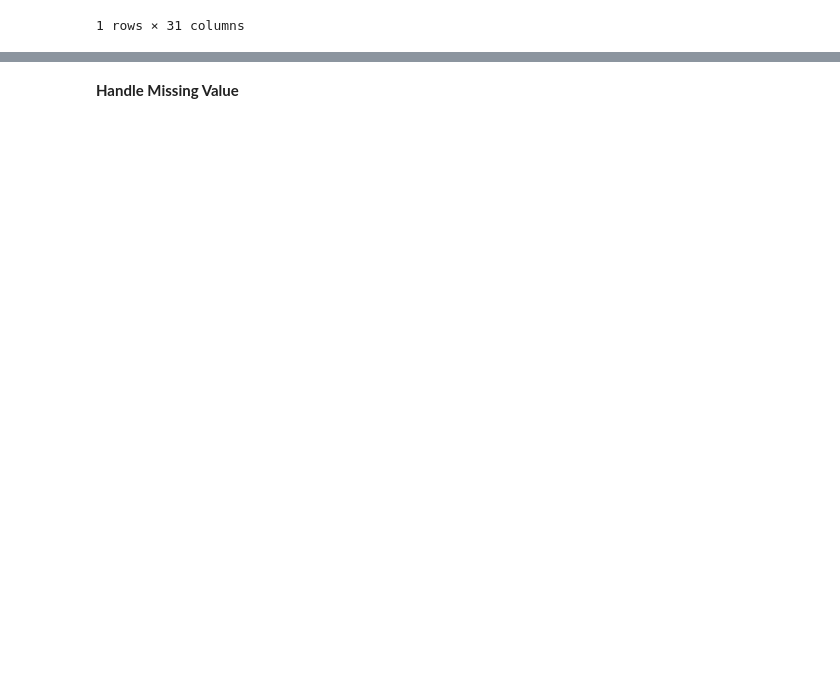
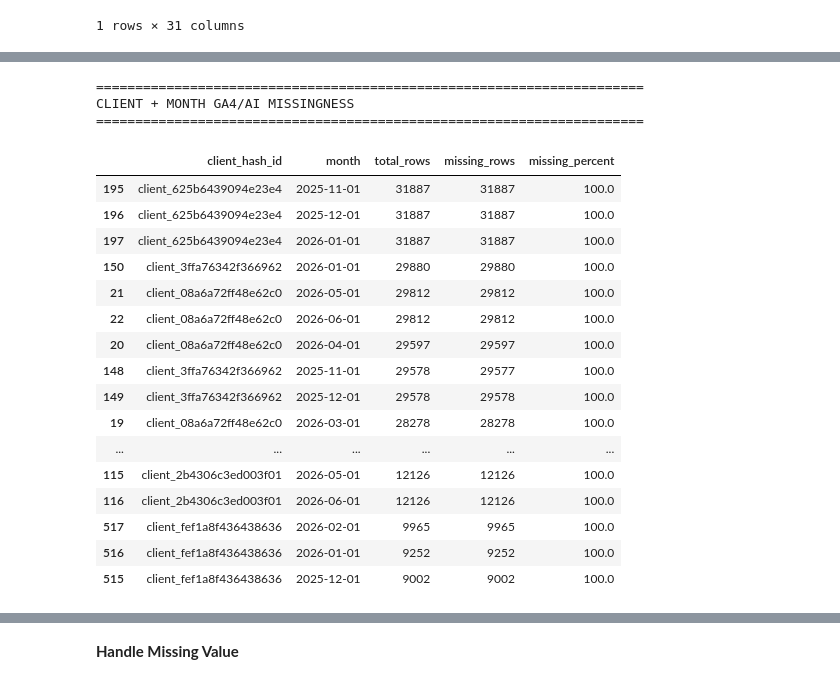
Before and after one commit to MuhammadOkasha004/flyrank-ml-internship-work, a Jupyter notebook: work/notebooks/w03_feature_leakage_check.ipynb, the cells around one changed output, grey strips where cells are left out. Drawn from its saved outputs; the diff is of its cells as text; code cells hidden in the pictures; blank space fills up the shorter version.

```diff
--- a/work/notebooks/w03_feature_leakage_check.ipynb
+++ b/work/notebooks/w03_feature_leakage_check.ipynb
@@ -160,0 +739,69 @@ display(df_page_month.tail())
+# %%
+# ============================================
+# STEP: Client + Month Missingness Check
+# ============================================
+
+ga4_ai_cols = [
+    "ga4_total_engagement_sec",
+    "sessions_organic",
+    "sessions_ai",
+    "ai_other"
+]
+
+df_check = df_copy.copy()
+
+df_check["ga4_ai_missing"] = (
+    df_check[ga4_ai_cols]
+    .isna()
+    .all(axis=1)
+)
+
+client_month_check = (
+    df_check
+    .groupby(["client_hash_id", "month"])
+    .agg(
+        total_rows=("client_hash_id", "size"),
+        missing_rows=("ga4_ai_missing", "sum")
+    )
+    .reset_index()
+)
+
+client_month_check["missing_percent"] = (
+    client_month_check["missing_rows"]
+    / client_month_check["total_rows"]
+    * 100
+).round(2)
+
+print("=" * 70)
+print("CLIENT + MONTH GA4/AI MISSINGNESS")
+print("=" * 70)
+
+display(
+    client_month_check
+    .sort_values(
+        ["missing_percent", "total_rows"],
+        ascending=[False, False]
+    )
+    .head(30)
+)
+# %% [output]
+======================================================================
+CLIENT + MONTH GA4/AI MISSINGNESS
+======================================================================
+|  | client_hash_id | month | total_rows | missing_rows | missing_percent |
+| 195 | client_625b6439094e23e4 | 2025-11-01 | 31887 | 31887 | 100.0 |
+| 196 | client_625b6439094e23e4 | 2025-12-01 | 31887 | 31887 | 100.0 |
+| 197 | client_625b6439094e23e4 | 2026-01-01 | 31887 | 31887 | 100.0 |
+| 150 | client_3ffa76342f366962 | 2026-01-01 | 29880 | 29880 | 100.0 |
+| 21 | client_08a6a72ff48e62c0 | 2026-05-01 | 29812 | 29812 | 100.0 |
+| 22 | client_08a6a72ff48e62c0 | 2026-06-01 | 29812 | 29812 | 100.0 |
+| 20 | client_08a6a72ff48e62c0 | 2026-04-01 | 29597 | 29597 | 100.0 |
+| 148 | client_3ffa76342f366962 | 2025-11-01 | 29578 | 29577 | 100.0 |
+| 149 | client_3ffa76342f366962 | 2025-12-01 | 29578 | 29578 | 100.0 |
+| 19 | client_08a6a72ff48e62c0 | 2026-03-01 | 28278 | 28278 | 100.0 |
+| ... | ... | ... | ... | ... | ... |
+| 115 | client_2b4306c3ed003f01 | 2026-05-01 | 12126 | 12126 | 100.0 |
+| 116 | client_2b4306c3ed003f01 | 2026-06-01 | 12126 | 12126 | 100.0 |
+| 517 | client_fef1a8f436438636 | 2026-02-01 | 9965 | 9965 | 100.0 |
+| 516 | client_fef1a8f436438636 | 2026-01-01 | 9252 | 9252 | 100.0 |
+| 515 | client_fef1a8f436438636 | 2025-12-01 | 9002 | 9002 | 100.0 |
```
Also changed, not shown: parts of 21 cells of this notebook.
